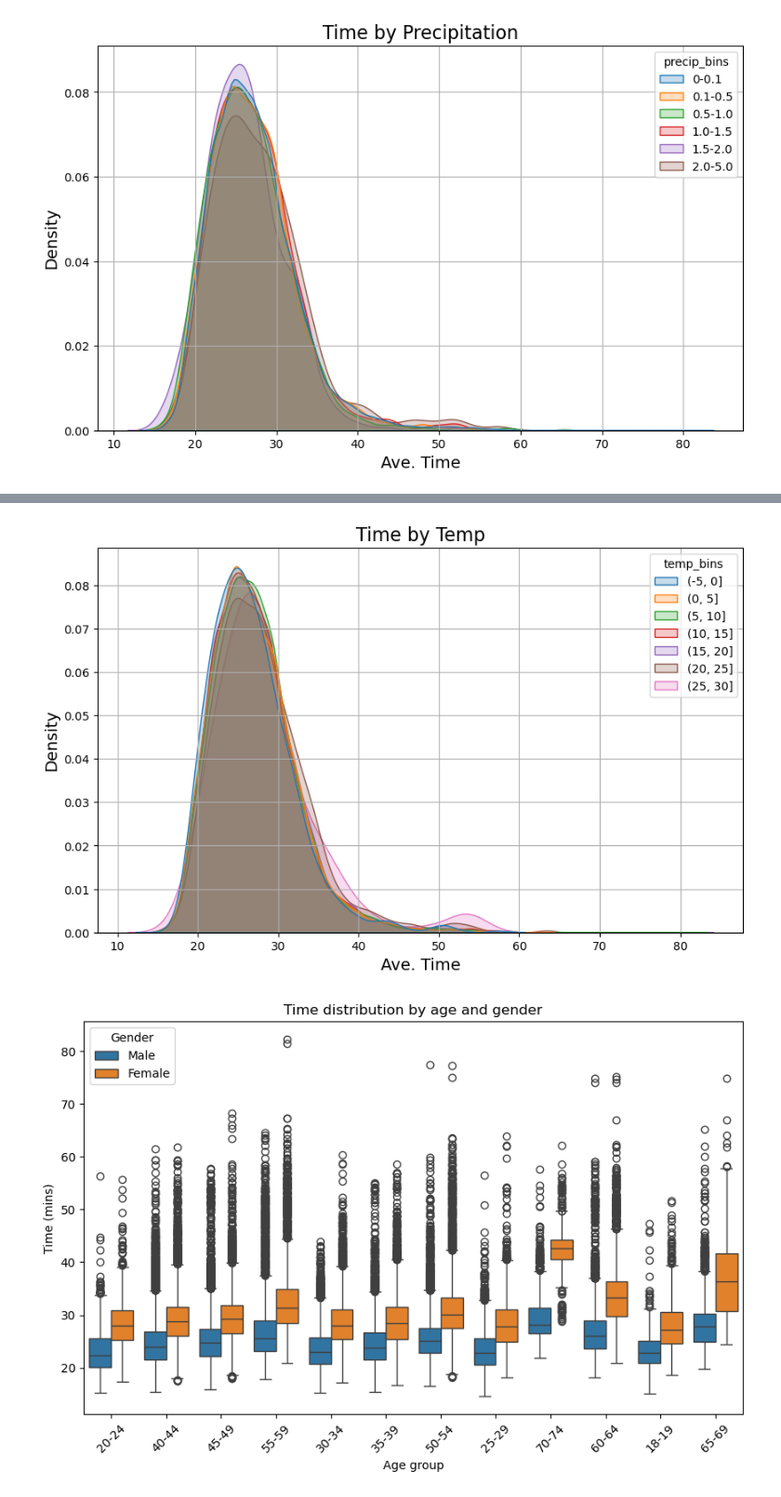
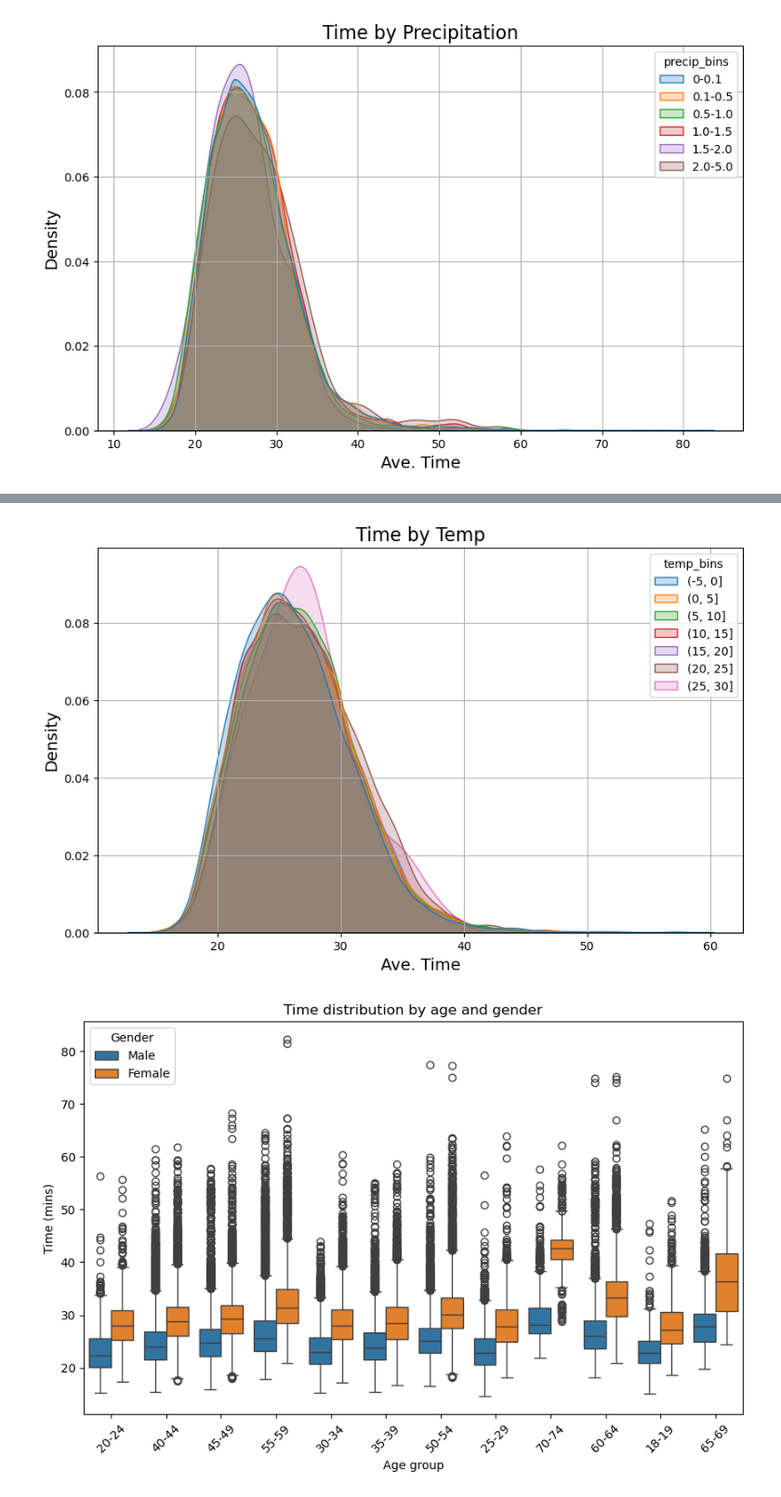
Before and after one commit to owen-george/parkrun_analysis, a Jupyter notebook: EDA/EDA.ipynb, the cells around one changed output, grey strips where cells are left out. Shown at 93% size. Saved outputs shown, nothing was run; the diff lists cells and outputs as text; code cells hidden in the pictures.

```diff
--- a/EDA/EDA.ipynb
+++ b/EDA/EDA.ipynb
@@ -5,10 +5,10 @@ import seaborn as sns
 import matplotlib.pyplot as plt
 import numpy as np
 # %%
-df = pd.read_csv('data/clean/cleaned_parkrun.csv')
-filt_df = pd.read_csv('data/clean/cleaned_parkrun_no_outliers.csv')
-event_df = pd.read_csv('data/clean/event_data.csv')
-runner_df = pd.read_csv('data/clean/runner_stats.csv')
+df = pd.read_csv('../data/clean/cleaned_parkrun.csv')
+filt_df = pd.read_csv('../data/clean/cleaned_parkrun_no_outliers.csv')
+event_df = pd.read_csv('../data/clean/event_data.csv')
+runner_df = pd.read_csv('../data/clean/runner_stats.csv')
 # %%
 df['Date'] = pd.to_datetime(df['Date'])
 filt_df['Date'] = pd.to_datetime(filt_df['Date'])
@@ -121,3 +121,7 @@ df['temp_bins'].unique()
 # %% [output]
 [(10, 15], (5, 10], (0, 5], (15, 20], (-5, 0], (20, 25], (25, 30]]
 Categories (7, interval[int64, right]): [(-5, 0] < (0, 5] < (5, 10] < (10, 15] < (15, 20] < (20, 25] < (25, 30]]
+# %%
+filt_df = temp_bins(filt_df)
+
+filt_df['temp_bins'].unique()
@@ -167,6 +184,8 @@ def precip_bins(df):
     labels = ['0-0.1', '0.1-0.5', '0.5-1.0', '1.0-1.5', '1.5-2.0', '2.0-5.0']
     df['precip_bins'] = pd.cut(df['precipitation'], bins=bins, labels=labels, include_lowest=True)
     return df
+# %%
+filt_df = precip_bins(filt_df)
 # %%
 df = precip_bins(df)
 
@@ -213,16 +245,16 @@ plt.show()
 # %%
 # Create a KDE plot
 plt.figure(figsize=(10, 6))
-sns.kdeplot(data=df, x='Time_in_minutes', hue = 'temp_bins', fill=True, common_norm=False)
+sns.kdeplot(data=filt_df, x='Time_in_minutes', hue = 'temp_bins', fill=True, common_norm=False)
 
 # Customize the plot
 plt.title('Time by Temp', fontsize=16)
 plt.xlabel('Ave. Time', fontsize=14)
 plt.ylabel('Density', fontsize=14)
 plt.grid(True)
 plt.show()
 # %% [output]
-[figure, old version]
+[figure, new version]
 # %%
 plt.figure(figsize=(10, 6))
 sns.boxplot(x='Age_group', y='Time_in_minutes', hue='Gender', data=df)  # Use 'Temperature_range' if binned
```
Also changed, not shown: parts of 17 cells of this notebook.
